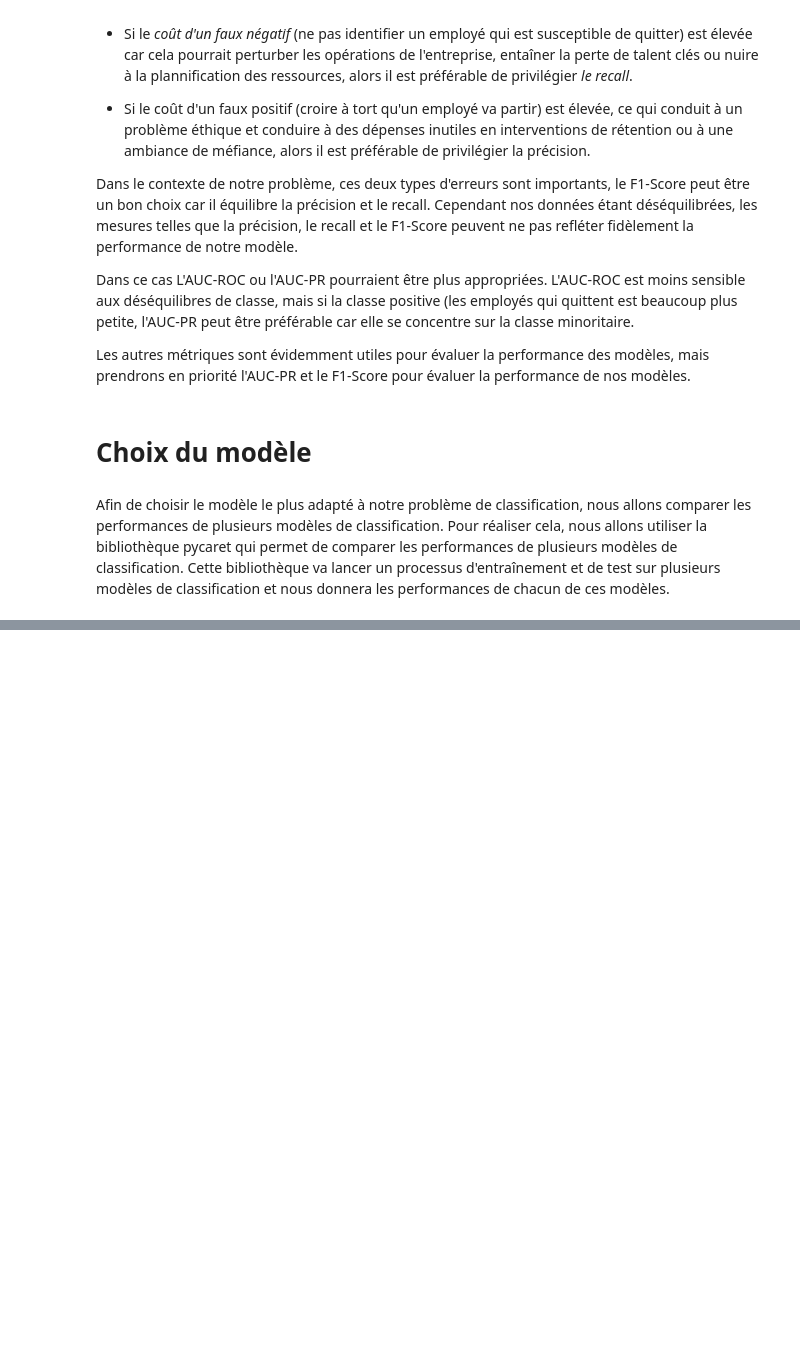
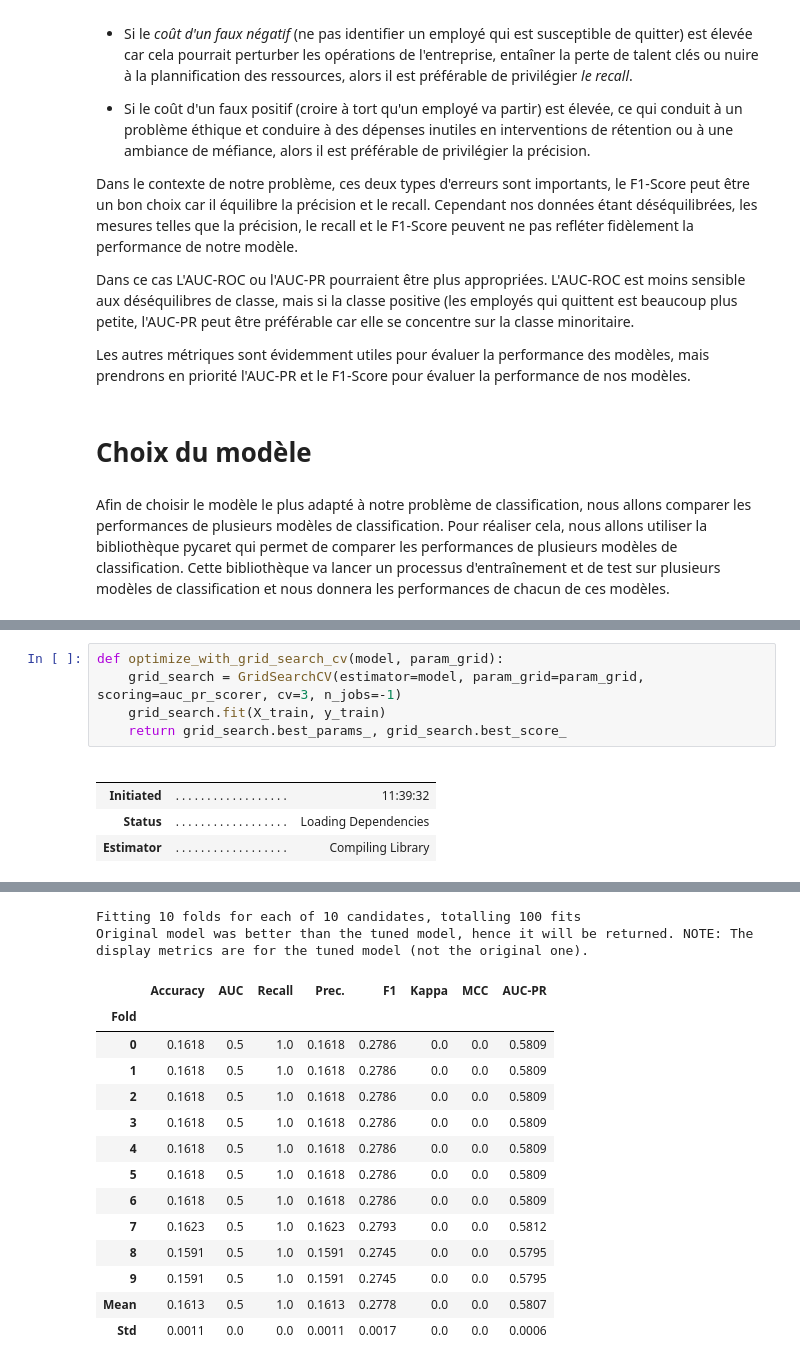
Before and after one commit to Victorien-Goudeau/HumanForYou, a Jupyter notebook: HumanForYou/HumanForYouProject.ipynb, the cells around one changed output, grey strips where cells are left out. Saved outputs shown, nothing was run; the diff lists cells and outputs as text; blank space fills up the shorter version.

```diff
--- a/HumanForYou/HumanForYouProject.ipynb
+++ b/HumanForYou/HumanForYouProject.ipynb
@@ -352,0 +350,11 @@ weighted avg       0.97      0.97      0.97      1323
+# %%
+def optimize_with_grid_search_cv(model, param_grid):
+    grid_search = GridSearchCV(estimator=model, param_grid=param_grid, scoring=auc_pr_scorer, cv=3, n_jobs=-1)
+    grid_search.fit(X_train, y_train)
+    return grid_search.best_params_, grid_search.best_score_
+# %% [output]
+|  |  |  |
+|  |  |  |
+| Initiated | . . . . . . . . . . . . . . . . . . | 11:39:32 |
+| Status | . . . . . . . . . . . . . . . . . . | Loading Dependencies |
+| Estimator | . . . . . . . . . . . . . . . . . . | Compiling Library |
@@ -353 +362,17 @@ weighted avg       0.97      0.97      0.97      1323
+Fitting 10 folds for each of 10 candidates, totalling 100 fits
+Original model was better than the tuned model, hence it will be returned. NOTE: The display metrics are for the tuned model (not the original one).
+|  | Accuracy | AUC | Recall | Prec. | F1 | Kappa | MCC | AUC-PR |
+| Fold |  |  |  |  |  |  |  |  |
+| 0 | 0.1618 | 0.5 | 1.0 | 0.1618 | 0.2786 | 0.0 | 0.0 | 0.5809 |
+| 1 | 0.1618 | 0.5 | 1.0 | 0.1618 | 0.2786 | 0.0 | 0.0 | 0.5809 |
+| 2 | 0.1618 | 0.5 | 1.0 | 0.1618 | 0.2786 | 0.0 | 0.0 | 0.5809 |
+| 3 | 0.1618 | 0.5 | 1.0 | 0.1618 | 0.2786 | 0.0 | 0.0 | 0.5809 |
+| 4 | 0.1618 | 0.5 | 1.0 | 0.1618 | 0.2786 | 0.0 | 0.0 | 0.5809 |
+| 5 | 0.1618 | 0.5 | 1.0 | 0.1618 | 0.2786 | 0.0 | 0.0 | 0.5809 |
+| 6 | 0.1618 | 0.5 | 1.0 | 0.1618 | 0.2786 | 0.0 | 0.0 | 0.5809 |
+| 7 | 0.1623 | 0.5 | 1.0 | 0.1623 | 0.2793 | 0.0 | 0.0 | 0.5812 |
+| 8 | 0.1591 | 0.5 | 1.0 | 0.1591 | 0.2745 | 0.0 | 0.0 | 0.5795 |
+| 9 | 0.1591 | 0.5 | 1.0 | 0.1591 | 0.2745 | 0.0 | 0.0 | 0.5795 |
+| Mean | 0.1613 | 0.5 | 1.0 | 0.1613 | 0.2778 | 0.0 | 0.0 | 0.5807 |
+| Std | 0.0011 | 0.0 | 0.0 | 0.0011 | 0.0017 | 0.0 | 0.0 | 0.0006 |
 # %%
```
Also changed, not shown: parts of 12 cells of this notebook.
